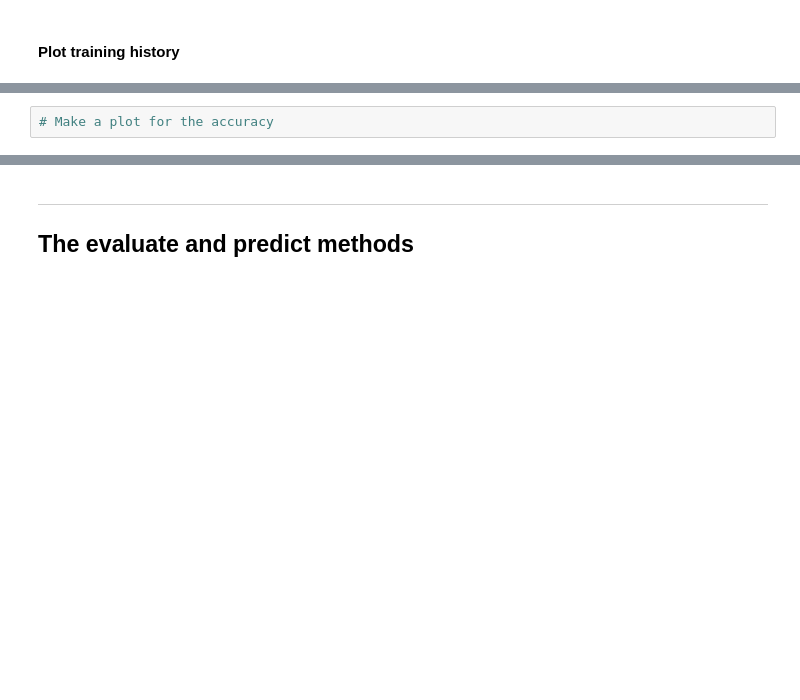
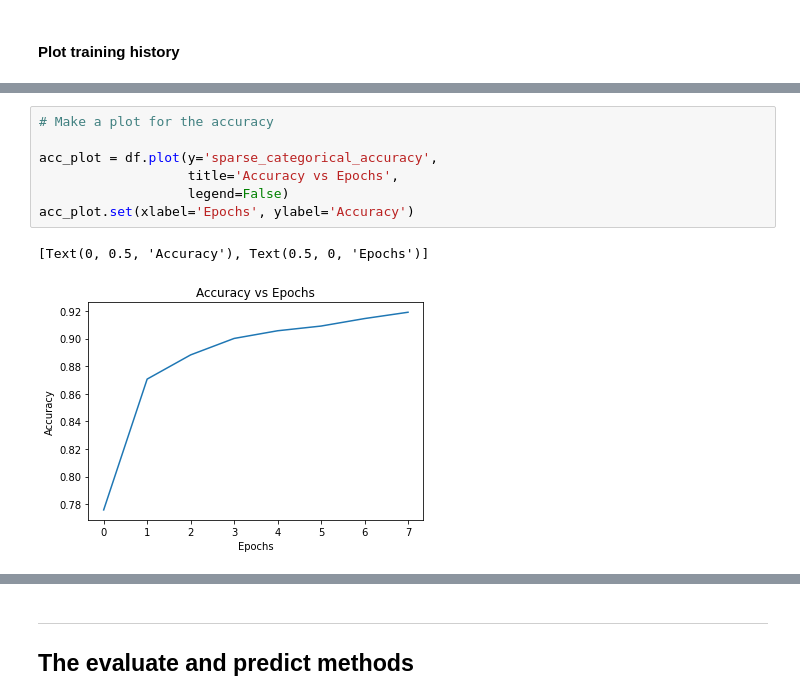
Before and after one commit to julio-fig-q/TensorFlow2-Projects, a Jupyter notebook: 2 Started with TF2 - Build, Complile, NN, CNN/Lab_Tutorial Week 2.ipynb, the cells around one changed output, grey strips where cells are left out. Cells and saved outputs as stored; diff of their text form; blank space fills up the shorter version.

```diff
--- a/2 Started with TF2 - Build, Complile, NN, CNN/Lab_Tutorial Week 2.ipynb
+++ b/2 Started with TF2 - Build, Complile, NN, CNN/Lab_Tutorial Week 2.ipynb
@@ -335,4 +364,12 @@ Epoch 8/8
 # %%
 # Make a plot for the accuracy
+
+acc_plot = df.plot(y='sparse_categorical_accuracy',
+                   title='Accuracy vs Epochs',
+                   legend=False)
+acc_plot.set(xlabel='Epochs', ylabel='Accuracy')
+# %% [output]
+[Text(0, 0.5, 'Accuracy'), Text(0.5, 0, 'Epochs')]
+[figure, added]
 # %%
 # Make a plot for the additional metric
```
Also changed, not shown: parts of 8 cells of this notebook.
